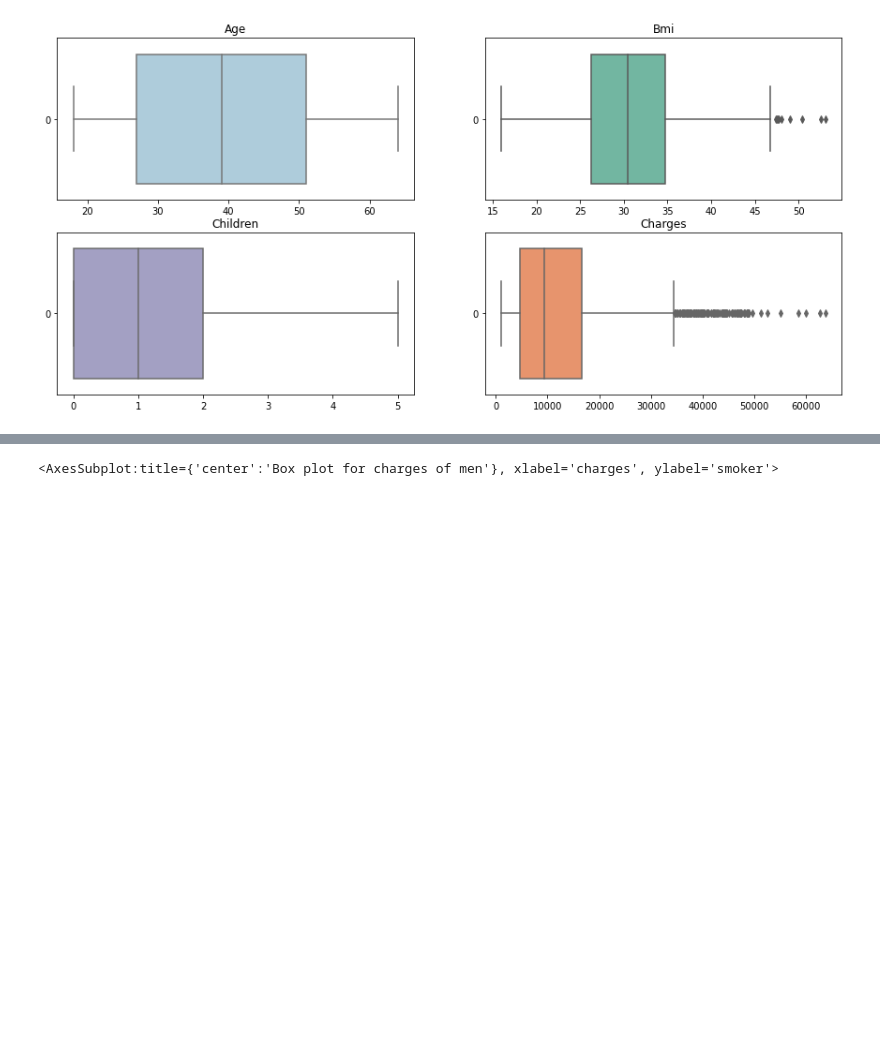
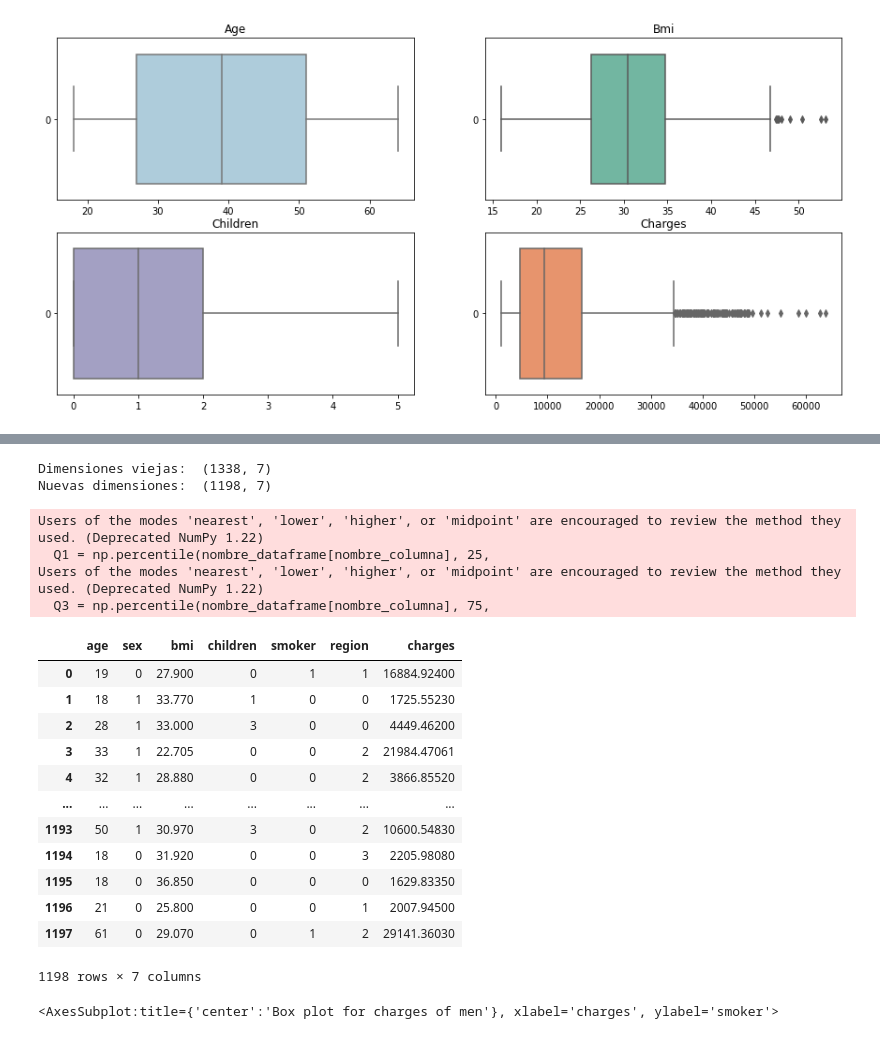
Before and after one commit to AlinaMendez/Linear-Regression-Project, a Jupyter notebook: src/explore.ipynb, the cells around one changed output, grey strips where cells are left out. Cells and saved outputs as stored; diff of their text form; code cells hidden in the pictures; blank space fills up the shorter version.

```diff
--- a/src/explore.ipynb
+++ b/src/explore.ipynb
@@ -230,3 +281,25 @@ Text(0.5, 1.0, 'Charges')
+# %%
+remover_outliers('charges', df_raw,umbral = 1.5)
+# %% [output]
+Dimensiones viejas:  (1338, 7)
+Nuevas dimensiones:  (1198, 7)
+Users of the modes 'nearest', 'lower', 'higher', or 'midpoint' are encouraged to review the method they used. (Deprecated NumPy 1.22)
+  Q1 = np.percentile(nombre_dataframe[nombre_columna], 25,
+Users of the modes 'nearest', 'lower', 'higher', or 'midpoint' are encouraged to review the method they used. (Deprecated NumPy 1.22)
+  Q3 = np.percentile(nombre_dataframe[nombre_columna], 75,
+|  | age | sex | bmi | children | smoker | region | charges |
+| 0 | 19 | 0 | 27.900 | 0 | 1 | 1 | 16884.92400 |
+| 1 | 18 | 1 | 33.770 | 1 | 0 | 0 | 1725.55230 |
+| 2 | 28 | 1 | 33.000 | 3 | 0 | 0 | 4449.46200 |
+| 3 | 33 | 1 | 22.705 | 0 | 0 | 2 | 21984.47061 |
+| 4 | 32 | 1 | 28.880 | 0 | 0 | 2 | 3866.85520 |
+| ... | ... | ... | ... | ... | ... | ... | ... |
+| 1193 | 50 | 1 | 30.970 | 3 | 0 | 2 | 10600.54830 |
+| 1194 | 18 | 0 | 31.920 | 0 | 0 | 3 | 2205.98080 |
+| 1195 | 18 | 0 | 36.850 | 0 | 0 | 0 | 1629.83350 |
+| 1196 | 21 | 0 | 25.800 | 0 | 0 | 1 | 2007.94500 |
+| 1197 | 61 | 0 | 29.070 | 0 | 1 | 2 | 29141.36030 |
+1198 rows × 7 columns
 # %%
 plt.figure(figsize=(12,5))
 plt.title("Box plot for charges of women")
```
Also changed, not shown: parts of 10 cells of this notebook.
